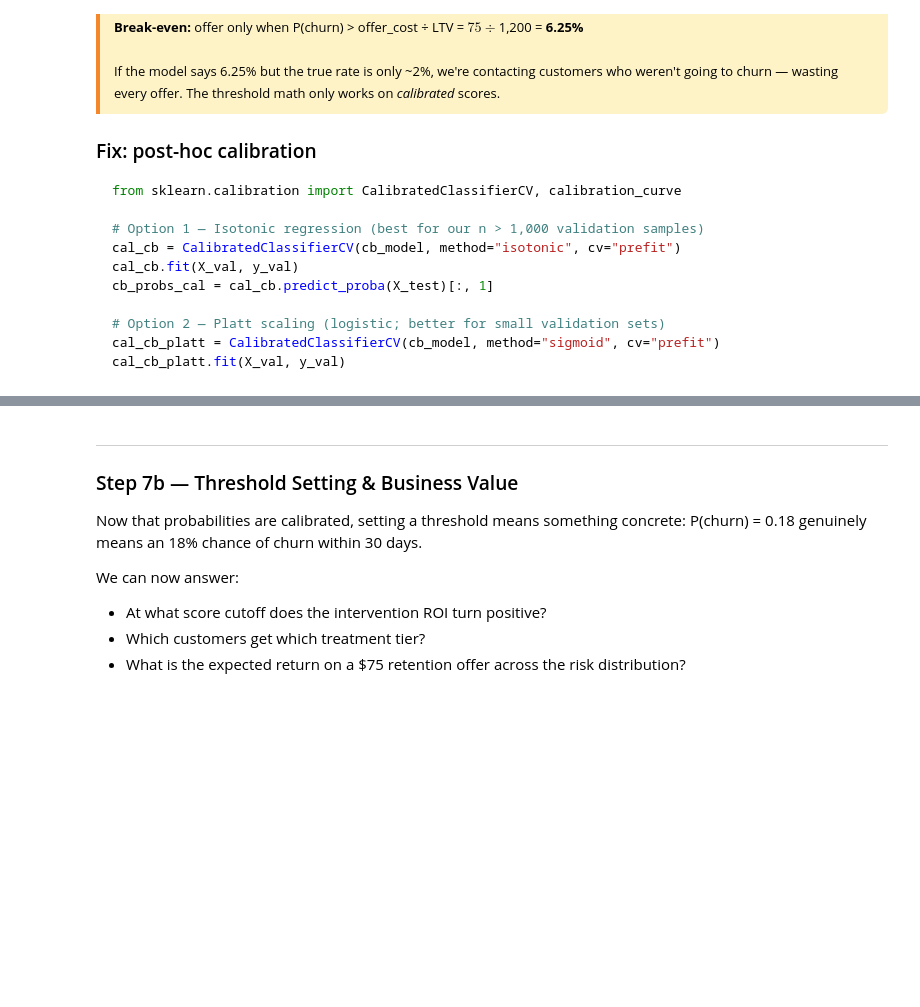
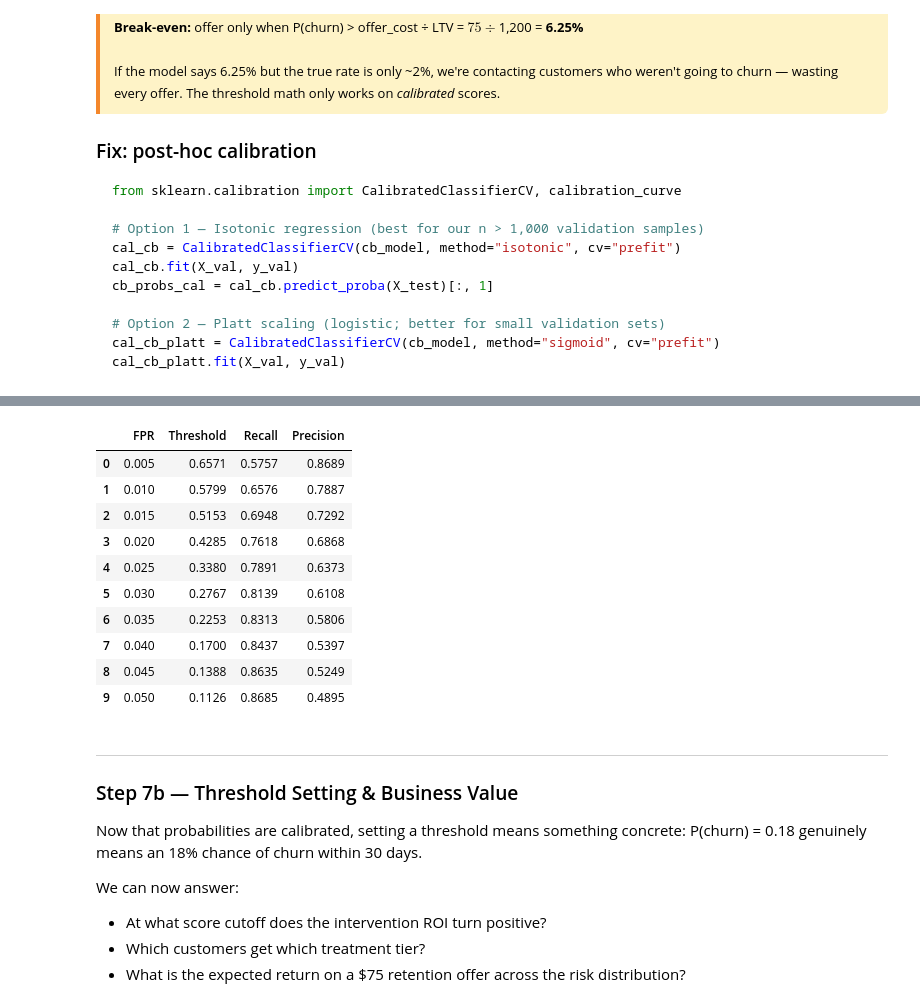
Before and after one commit to mamesjha/iguana-taco-repo, a Jupyter notebook: churn_master.ipynb, the cells around one changed output, grey strips where cells are left out. Saved outputs shown, nothing was run; the diff lists cells and outputs as text; code cells hidden in the pictures; blank space fills up the shorter version.

```diff
--- a/churn_master.ipynb
+++ b/churn_master.ipynb
@@ -1007,3 +1125,57 @@ plt.show()
+# %%
+#@title Step 6 — Operating Table by FPR
+# ── Generate operating table driven by FPR bands ────────────────────────────
+
+# Calculate ROC curve to get FPR, TPR (Recall), and thresholds
+fpr, tpr, thresholds = roc_curve(y_test, cb_probs_cal)
+
+operating_points = []
+fpr_bands = np.arange(0.005, 0.055, 0.005) # From 0.005 to 0.05
+
+for target_fpr in fpr_bands:
+    # Find the index where FPR is just above or equal to the target_fpr
+    idx = np.where(fpr >= target_fpr)[0]
+    if len(idx) == 0:
+        # If target_fpr is higher than any observed fpr, take the last point
+        best_idx = len(thresholds) - 1
+    else:
+        # Take the first index where FPR meets or exceeds target_fpr
+        best_idx = idx[0]
+
+    # Get the corresponding threshold, recall, and calculate precision
+    threshold = thresholds[best_idx]
+    recall = tpr[best_idx]
+
+    # Make predictions at this threshold
+    y_pred_at_threshold = (cb_probs_cal >= threshold).astype(int)
+
+    # Calculate precision, handle potential division by zero if no positive predictions
+    if np.sum(y_pred_at_threshold) == 0:
+        precision = 0.0
+    else:
+        precision = precision_score(y_test, y_pred_at_threshold)
+
+    operating_points.append({
+        'FPR': f'{target_fpr:.3f}',
+        'Threshold': f'{threshold:.4f}',
+        'Recall': f'{recall:.4f}',
+        'Precision': f'{precision:.4f}'
+    })
+
+operating_df = pd.DataFrame(operating_points)
+display(operating_df)
+# %% [output]
+|  | FPR | Threshold | Recall | Precision |
+| 0 | 0.005 | 0.6571 | 0.5757 | 0.8689 |
+| 1 | 0.010 | 0.5799 | 0.6576 | 0.7887 |
+| 2 | 0.015 | 0.5153 | 0.6948 | 0.7292 |
+| 3 | 0.020 | 0.4285 | 0.7618 | 0.6868 |
+| 4 | 0.025 | 0.3380 | 0.7891 | 0.6373 |
+| 5 | 0.030 | 0.2767 | 0.8139 | 0.6108 |
+| 6 | 0.035 | 0.2253 | 0.8313 | 0.5806 |
+| 7 | 0.040 | 0.1700 | 0.8437 | 0.5397 |
+| 8 | 0.045 | 0.1388 | 0.8635 | 0.5249 |
+| 9 | 0.050 | 0.1126 | 0.8685 | 0.4895 |
 # %% [markdown]
 ---
 ### Step 7b — Threshold Setting & Business Value
```
Also changed, not shown: parts of 33 cells of this notebook.
